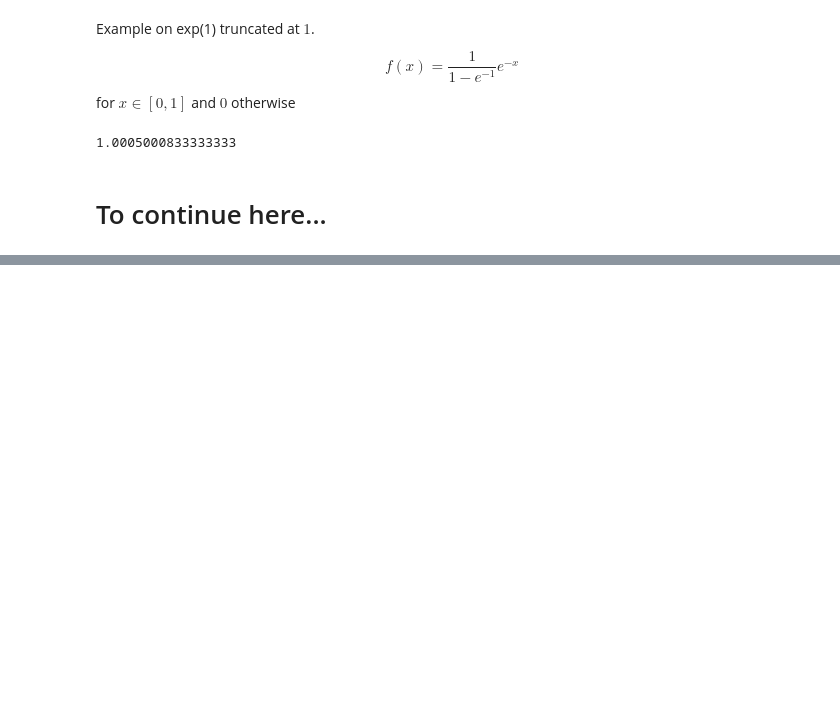
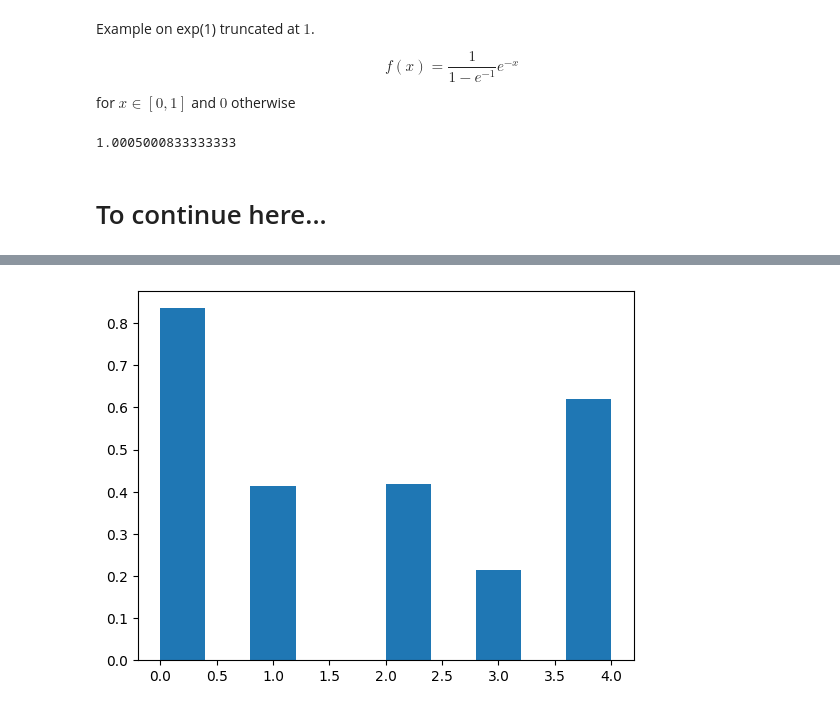
Before and after one commit to yoninazarathy/uq-stat2003-demos, a Jupyter notebook: Lec13_14.ipynb, the cells around one changed output, grey strips where cells are left out. Saved outputs shown, nothing was run; the diff lists cells and outputs as text; code cells hidden in the pictures; blank space fills up the shorter version.

```diff
--- a/Lec13_14.ipynb
+++ b/Lec13_14.ipynb
@@ -154,0 +233,15 @@ sum([target_exp_f(x)*0.001 for x in np.arange(0,1,0.001)]) #This is just a rough
+# %%
+def sample(probs):
+    u = np.random.rand()
+    n = 0
+    total = 0.0
+    while True:
+        total += probs[n]
+        if u <= total:
+            return n
+        n+=1
+# %%
+data = [sample(probs) for _ in range(10**5)]
+plt.hist(data, density = True);
+# %% [output]
+[figure, added]
```
Also changed, not shown: parts of 20 cells of this notebook.
